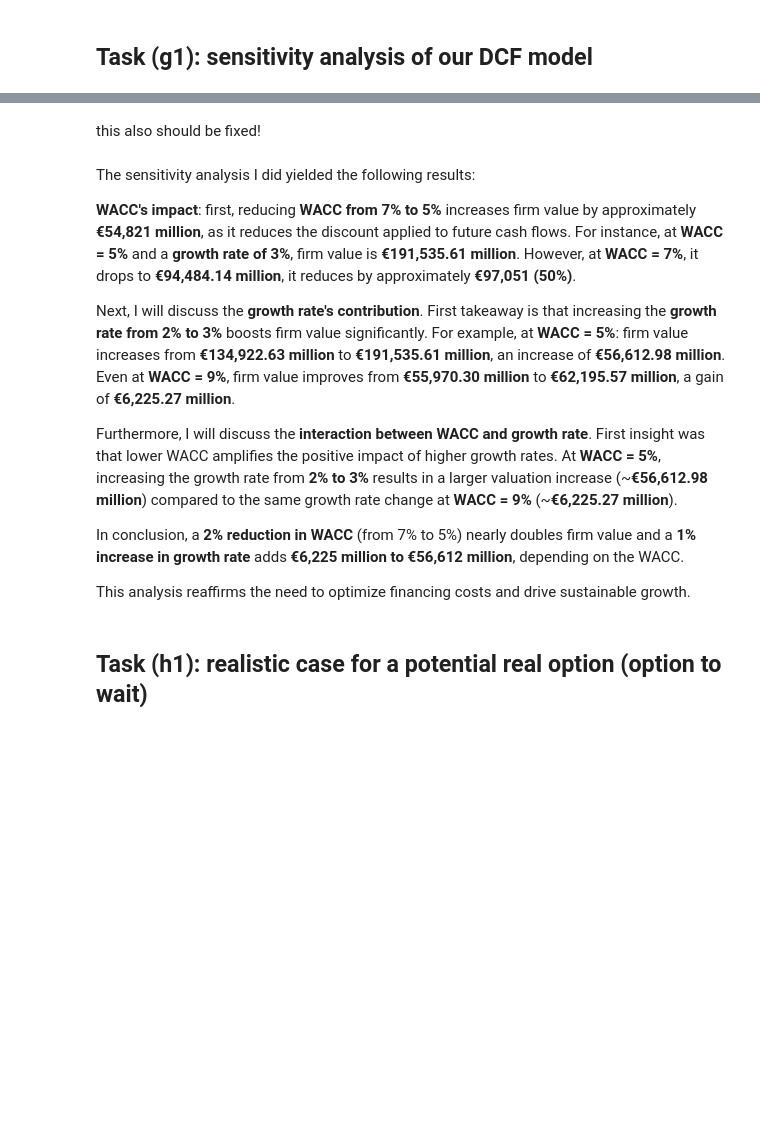
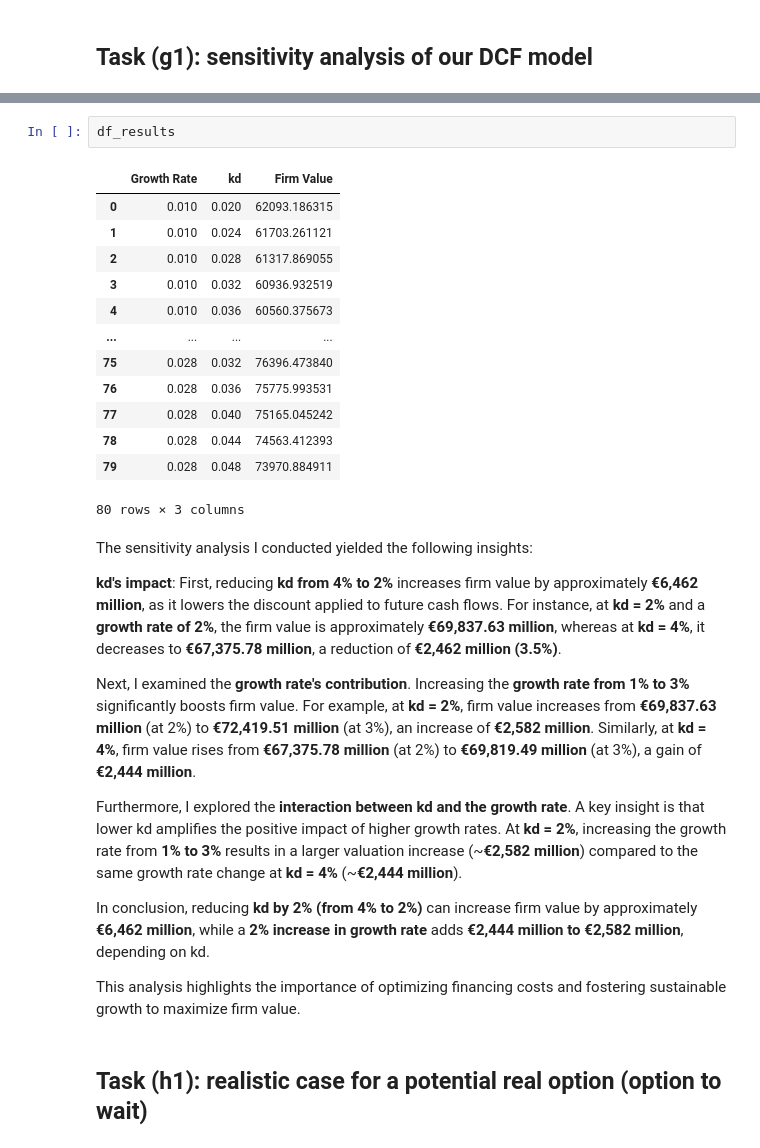
Before and after one commit to Japulgarin/Advanced-Corporate-Finance, a Jupyter notebook: ACF_assignment.ipynb, the cells around one changed output, grey strips where cells are left out. Cells and saved outputs as stored; diff of their text form; blank space fills up the shorter version.

```diff
--- a/ACF_assignment.ipynb
+++ b/ACF_assignment.ipynb
@@ -879,17 +860,31 @@ for var1, var2 in itertools.combinations(variables, 2):
-# %% [markdown]
-this also should be fixed!
+# %%
+df_results
+# %% [output]
+|  | Growth Rate | kd | Firm Value |
+| 0 | 0.010 | 0.020 | 62093.186315 |
+| 1 | 0.010 | 0.024 | 61703.261121 |
+| 2 | 0.010 | 0.028 | 61317.869055 |
+| 3 | 0.010 | 0.032 | 60936.932519 |
+| 4 | 0.010 | 0.036 | 60560.375673 |
+| ... | ... | ... | ... |
+| 75 | 0.028 | 0.032 | 76396.473840 |
+| 76 | 0.028 | 0.036 | 75775.993531 |
+| 77 | 0.028 | 0.040 | 75165.045242 |
+| 78 | 0.028 | 0.044 | 74563.412393 |
+| 79 | 0.028 | 0.048 | 73970.884911 |
+80 rows × 3 columns
 # %% [markdown]
-The sensitivity analysis I did yielded the following results:
+The sensitivity analysis I conducted yielded the following insights:
 
-**WACC's impact**: first, reducing **WACC from 7% to 5%** increases firm value by approximately **€54,821 million**, as it reduces the discount applied to future cash flows. For instance, at **WACC = 5%** and a **growth rate of 3%**, firm value is **€191,535.61 million**. However, at **WACC = 7%**, it drops to **€94,484.14 million**, it reduces by approximately **€97,051 (50%)**.
+**kd's impact**: First, reducing **kd from 4% to 2%** increases firm value by approximately **€6,462 million**, as it lowers the discount applied to future cash flows. For instance, at **kd = 2%** and a **growth rate of 2%**, the firm value is approximately **€69,837.63 million**, whereas at **kd = 4%**, it decreases to **€67,375.78 million**, a reduction of **€2,462 million (3.5%)**.
 
-Next, I will discuss the **growth rate's contribution**. First takeaway is that increasing the **growth rate from 2% to 3%** boosts firm value significantly. For example, at **WACC = 5%**: firm value increases from **€134,922.63 million** to **€191,535.61 million**, an increase of **€56,612.98 million**. Even at **WACC = 9%**, firm value improves from **€55,970.30 million** to **€62,195.57 million**, a gain of **€6,225.27 million**.
+Next, I examined the **growth rate's contribution**. Increasing the **growth rate from 1% to 3%** significantly boosts firm value. For example, at **kd = 2%**, firm value increases from **€69,837.63 million** (at 2%) to **€72,419.51 million** (at 3%), an increase of **€2,582 million**. Similarly, at **kd = 4%**, firm value rises from **€67,375.78 million** (at 2%) to **€69,819.49 million** (at 3%), a gain of **€2,444 million**.
 
-Furthermore, I will discuss the **interaction between WACC and growth rate**. First insight was that lower WACC amplifies the positive impact of higher growth rates. At **WACC = 5%**, increasing the growth rate from **2% to 3%** results in a larger valuation increase (~**€56,612.98 million**) compared to the same growth rate change at **WACC = 9%** (~**€6,225.27 million**).
+Furthermore, I explored the **interaction between kd and the growth rate**. A key insight is that lower kd amplifies the positive impact of higher growth rates. At **kd = 2%**, increasing the growth rate from **1% to 3%** results in a larger valuation increase (~**€2,582 million**) compared to the same growth rate change at **kd = 4%** (~**€2,444 million**).
 
-In conclusion, a **2% reduction in WACC** (from 7% to 5%) nearly doubles firm value and a **1% increase in growth rate** adds **€6,225 million to €56,612 million**, depending on the WACC.
+In conclusion, reducing **kd by 2% (from 4% to 2%)** can increase firm value by approximately **€6,462 million**, while a **2% increase in growth rate** adds **€2,444 million to €2,582 million**, depending on kd.
 
-This analysis reaffirms the need to optimize financing costs and drive sustainable growth.
+This analysis highlights the importance of optimizing financing costs and fostering sustainable growth to maximize firm value.
 # %% [markdown]
 ## Task (h1): realistic case for a potential real option (option to wait)
 # %% [markdown]
```
Also changed, not shown: parts of 18 cells of this notebook.
